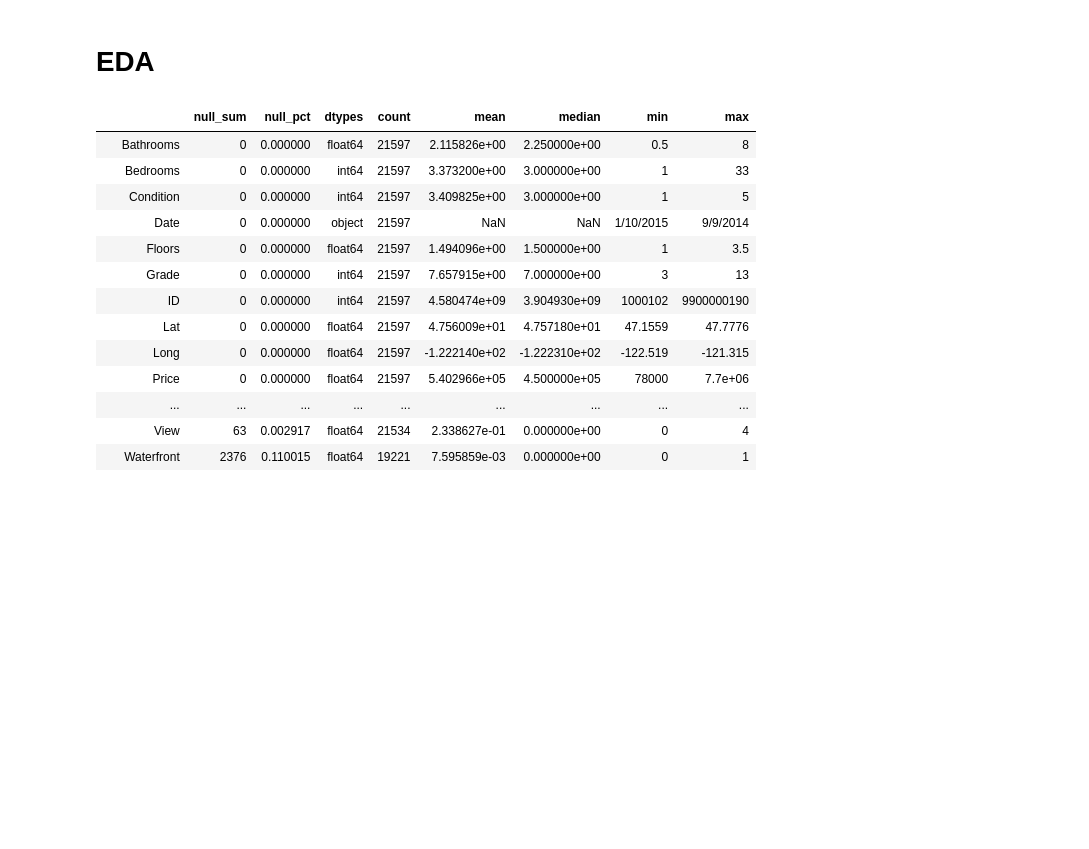
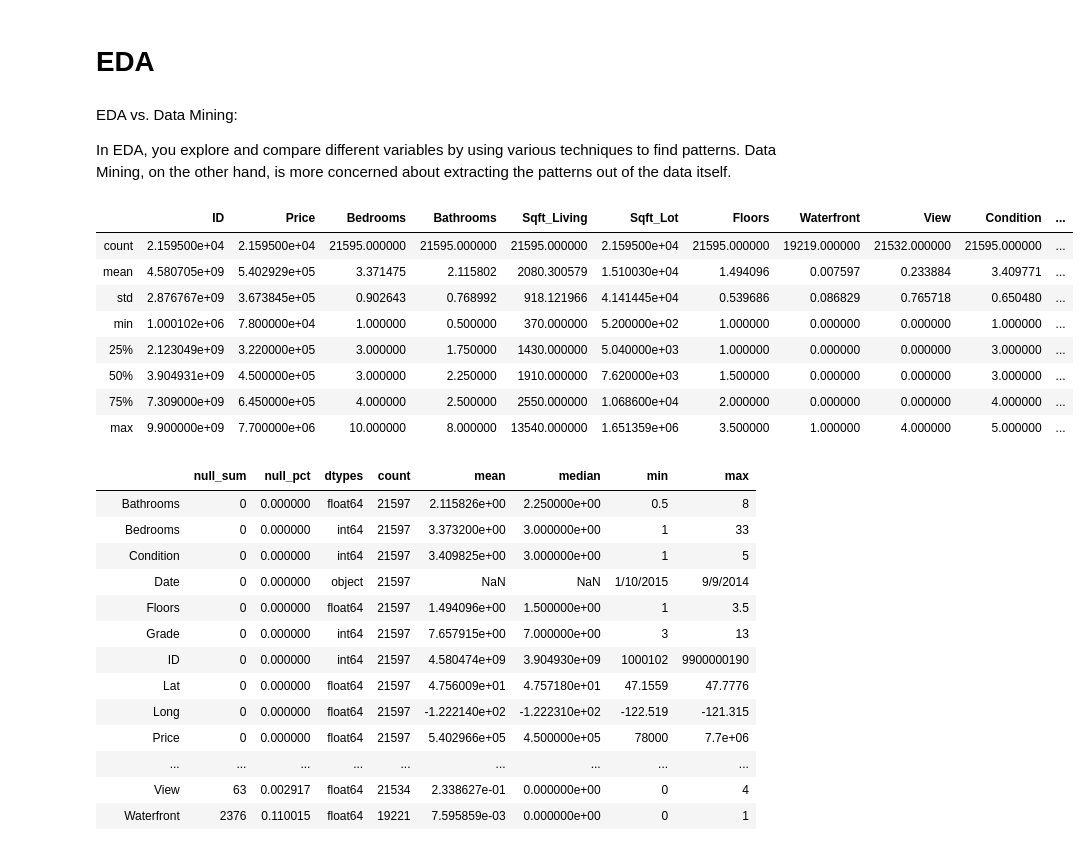
Before and after one commit to Lymielyn/EDA-Practice, a Jupyter notebook: EDA.ipynb, the cells around one changed output. Saved outputs shown, nothing was run; the diff lists cells and outputs as text; code cells hidden in the pictures; blank space fills up the shorter version.

```diff
--- a/EDA.ipynb
+++ b/EDA.ipynb
@@ -57,6 +57,23 @@ df.head()
 5 rows × 21 columns
 # %% [markdown]
 # EDA
+# %% [markdown]
+EDA vs. Data Mining:
+
+In EDA, you explore and compare different variables by using various techniques to find patterns. Data Mining, on the other hand, is more concerned about extracting the patterns out of the data itself.
+# %%
+# what I usually do
+df.describe()
+# %% [output]
+|  | ID | Price | Bedrooms | Bathrooms | Sqft_Living | Sqft_Lot | Floors | Waterfront | View | Condition | ... |
+| count | 2.159500e+04 | 2.159500e+04 | 21595.000000 | 21595.000000 | 21595.000000 | 2.159500e+04 | 21595.000000 | 19219.000000 | 21532.000000 | 21595.000000 | ... |
+| mean | 4.580705e+09 | 5.402929e+05 | 3.371475 | 2.115802 | 2080.300579 | 1.510030e+04 | 1.494096 | 0.007597 | 0.233884 | 3.409771 | ... |
+| std | 2.876767e+09 | 3.673845e+05 | 0.902643 | 0.768992 | 918.121966 | 4.141445e+04 | 0.539686 | 0.086829 | 0.765718 | 0.650480 | ... |
+| min | 1.000102e+06 | 7.800000e+04 | 1.000000 | 0.500000 | 370.000000 | 5.200000e+02 | 1.000000 | 0.000000 | 0.000000 | 1.000000 | ... |
+| 25% | 2.123049e+09 | 3.220000e+05 | 3.000000 | 1.750000 | 1430.000000 | 5.040000e+03 | 1.000000 | 0.000000 | 0.000000 | 3.000000 | ... |
+| 50% | 3.904931e+09 | 4.500000e+05 | 3.000000 | 2.250000 | 1910.000000 | 7.620000e+03 | 1.500000 | 0.000000 | 0.000000 | 3.000000 | ... |
+| 75% | 7.309000e+09 | 6.450000e+05 | 4.000000 | 2.500000 | 2550.000000 | 1.068600e+04 | 2.000000 | 0.000000 | 0.000000 | 4.000000 | ... |
+| max | 9.900000e+09 | 7.700000e+06 | 10.000000 | 8.000000 | 13540.000000 | 1.651359e+06 | 3.500000 | 1.000000 | 4.000000 | 5.000000 | ... |
 # %%
 # create a function to show missing values and summary statistics
 def eda(df):
```
Also changed, not shown: parts of 25 cells of this notebook.
